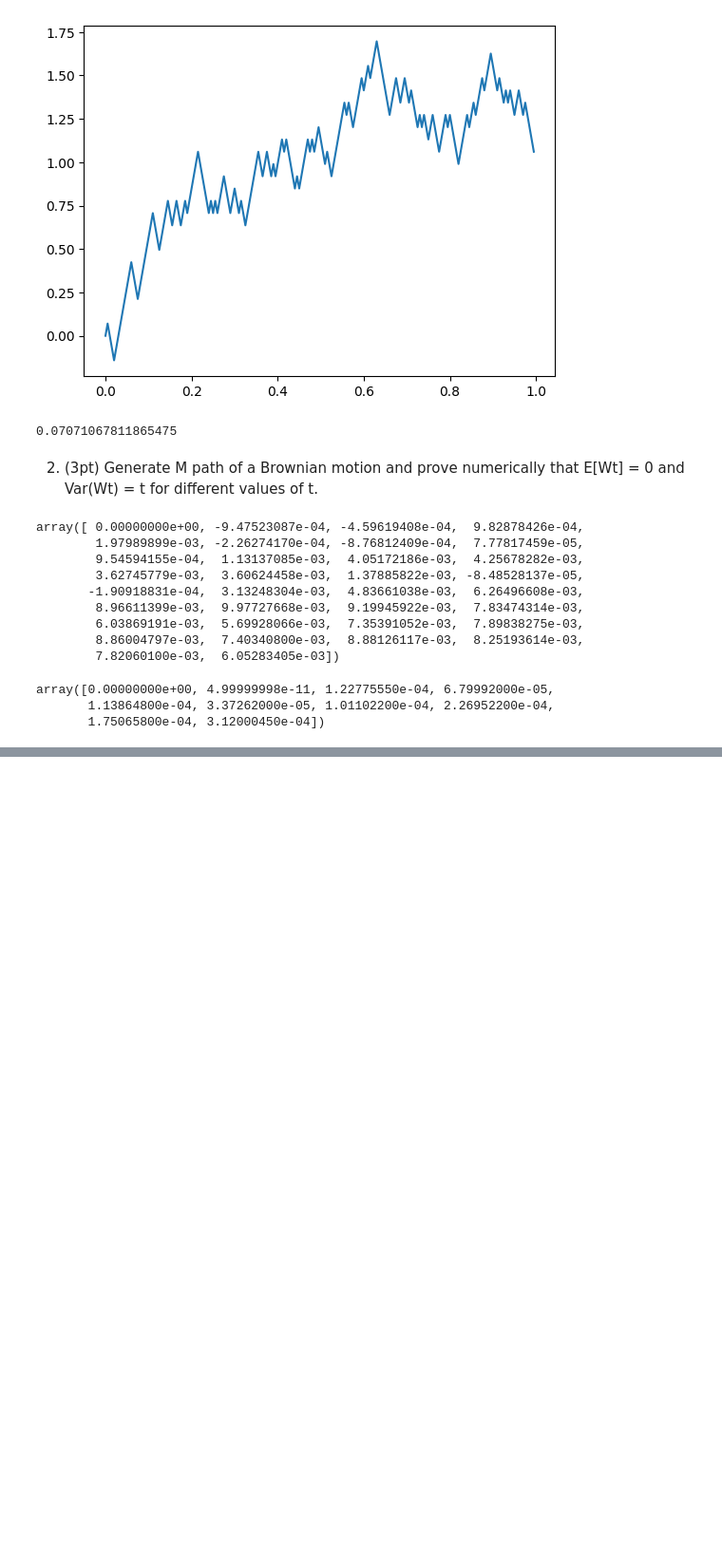
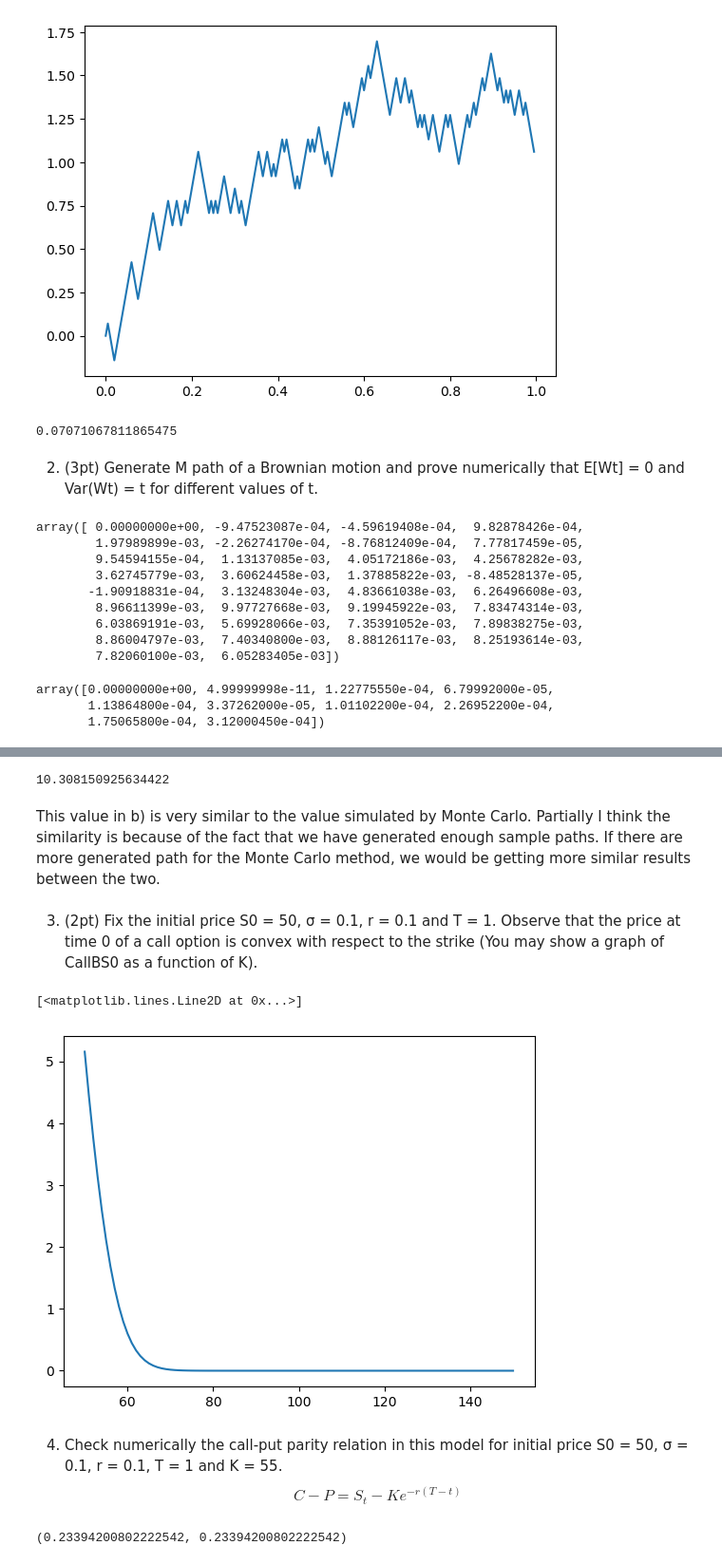
Before and after one commit to jgeng99/berkeley-work, a Jupyter notebook: INDENG222/hw2-jupyter.ipynb, the cells around one changed output, grey strips where cells are left out. Shown at 95% size. Cells and saved outputs as stored; diff of their text form; code cells hidden in the pictures; blank space fills up the shorter version.

```diff
--- a/INDENG222/hw2-jupyter.ipynb
+++ b/INDENG222/hw2-jupyter.ipynb
@@ -64,0 +157,68 @@ array([0.00000000e+00, 4.99999998e-11, 1.22775550e-04, 6.79992000e-05,
+# %%
+def CallBS(S0:float=100, K:float=100, r:float=0.1, sigma:float=0.1,
+        T:float=1, call_option:bool=True) -> float:
+    '''
+    Implementation of black shore. Served as the true value of the option.
+    @param s0: spot price for the stock
+    @param k: strike price
+    @param r: risk free rate
+    @param sigma: volatility
+    @param T: time span
+    @param call_option: if a call or put option
+    @param seednum: random seed
+
+    @return out: value of the option
+    '''
+    d1 = (np.log(S0/K) + (r + sigma**2/2)*T) / (sigma*np.sqrt(T))
+    d2 = d1 - sigma* np.sqrt(T)
+
+    if call_option:
+        out = S0 * norm.cdf(d1) - K * np.exp(-r*T) * norm.cdf(d2)
+    else:
+        out = K * np.exp(-r*T) * norm.cdf(-d2) - S0 * norm.cdf(-d1)
+    return out
+# %%
+CallBS()
+# %% [output]
+10.308150925634422
+# %% [markdown]
+This value in b) is very similar to the value simulated by Monte Carlo. Partially I think the similarity is because of the fact that we have generated enough sample paths. If there are more generated path for the Monte Carlo method, we would be getting more similar results between the two.
+# %% [markdown]
+3. (2pt) Fix the initial price S0 = 50, σ = 0.1, r = 0.1 and T = 1. Observe that the price
+at time 0 of a call option is convex with respect to the strike (You may show a graph
+of CallBS0 as a function of K).
+# %%
+S0 = 50
+sigma = r = 0.1
+T = 1
+clists = []
+
+for k in range(50, 151):
+    C_cur = CallBS(S0=S0, K=k, r=r, sigma=sigma, T=T)
+    clists.append(C_cur)
+
+plt.plot(range(50, 151), clists)
+# %% [output]
+[<matplotlib.lines.Line2D at 0x...>]
+[figure, added]
+# %% [markdown]
+4. Check numerically the call-put parity relation in this model for initial price S0 =
+50, σ = 0.1, r = 0.1, T = 1 and K = 55.
+$$
+    C-P = S_t-Ke^{-r(T-t)}
+$$
+# %%
+S0 = 50
+sigma = r = 0.1
+T = 1
+K = 55
+
+c = CallBS(S0=S0, K=K, r=r, sigma=sigma, T=T, call_option=True)
+p = CallBS(S0=S0, K=K, r=r, sigma=sigma, T=T, call_option=False)
+
+LHS = c - p
+RHS = S0 - K*math.e**(-r)
+
+LHS, RHS
+# %% [output]
+(0.23394200802222542, 0.23394200802222542)
```
Also changed, not shown: parts of 22 cells of this notebook.
